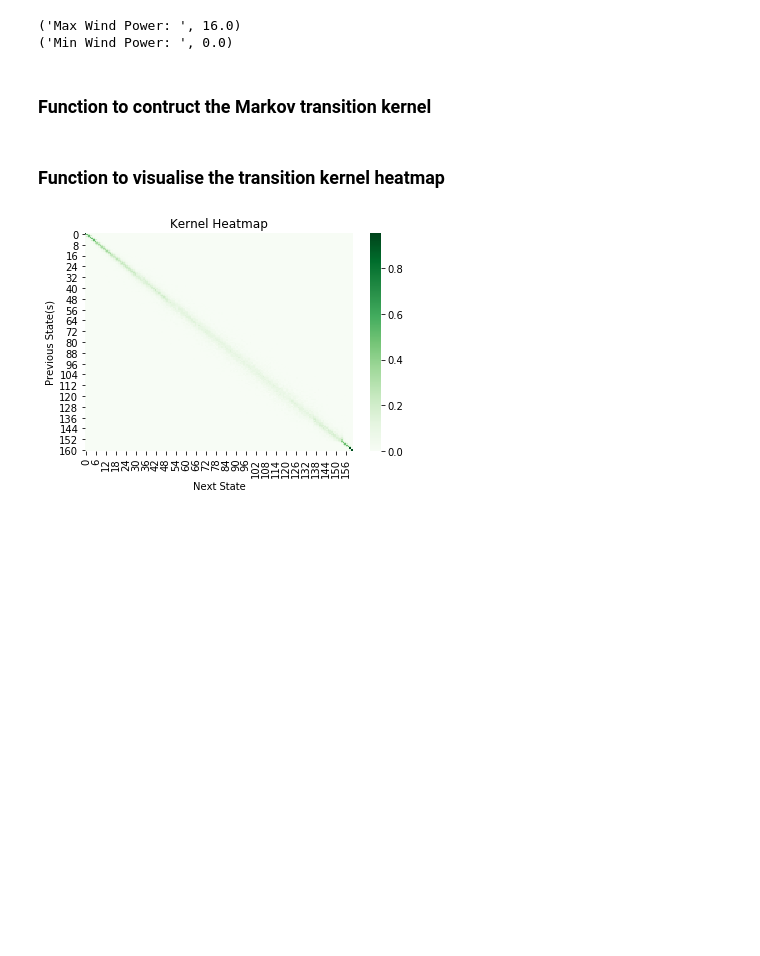
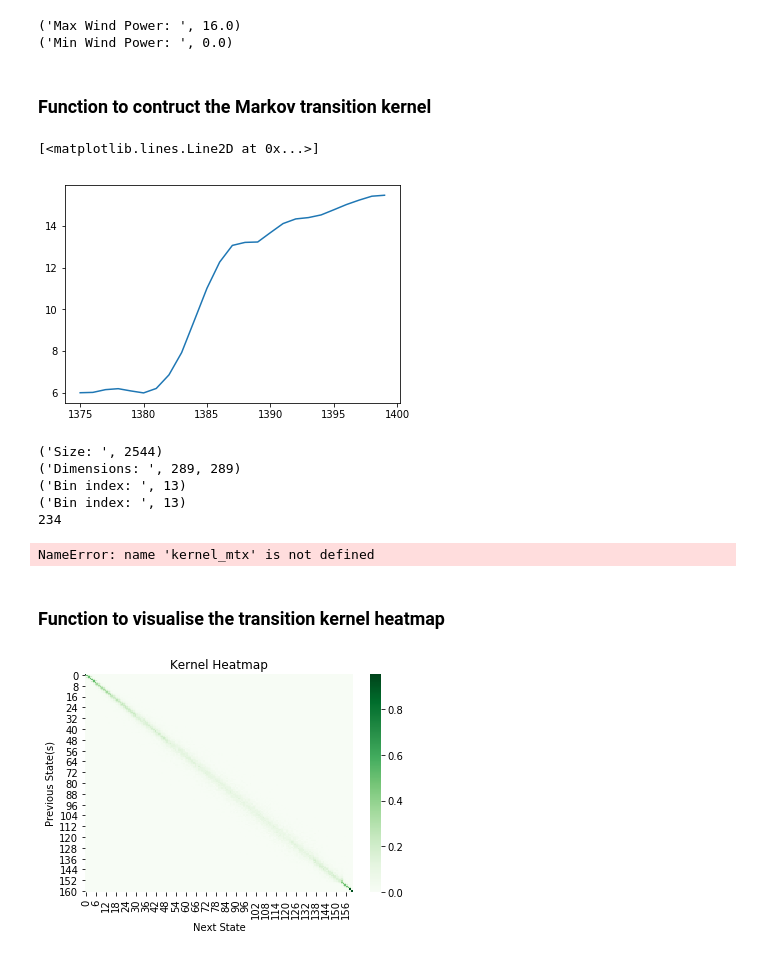
Before and after one commit to divyam-khandelwal/Thesis-Wind-Power-Prediction-Model, a Jupyter notebook: Wind Data Analysis.ipynb, the cells around one changed output. Saved outputs shown, nothing was run; the diff lists cells and outputs as text; code cells hidden in the pictures; blank space fills up the shorter version.

Commit message:
Initial index logic for aux matrix

```diff
--- a/Wind Data Analysis.ipynb
+++ b/Wind Data Analysis.ipynb
@@ -95,6 +95,54 @@ def construct_markov_kernel(order, normalised=True):
                 kernel_mtx[index] = [x / norm_sum for x in kernel_mtx[index]]
 
     return kernel_mtx
+# %%
+plt.plot(data['Power'][1375:1400])
+# %% [output]
+[<matplotlib.lines.Line2D at 0x...>]
+[figure, added]
+# %%
+def construct_aux_mtx(order, normalised=True):
+
+    n_bins_test = 16 # Proof-of-concept
+    bin_size_test = (max_wind_power - min_wind_power) / n_bins_test
+    kernel_mtx = [[0.0 for i in range((n_bins_test + 1)**order)] for j in range((n_bins_test + 1)**order)]
+
+    ### Size of kernel ###
+    print("Size: ", sys.getsizeof(kernel_mtx))
+    print("Dimensions: ", len(kernel_mtx), len(kernel_mtx[0]))
+
+    ### Initial state index ###
+    prev_state_idx = 0
+    for i in range(0, order, 1):
+        power_state = data['Power'][i + 2054]
+        bin_idx = int(power_state / bin_size_test)
+        print("Bin index: ", bin_idx)
+        prev_state_idx += (bin_idx) * (n_bins_test + 1) ** (order - i - 1)
+        #prev_state_idx += (bin_idx + 1) * (n_bins_test + 1) * (order - 1 - i)
+
+
+    print(prev_state_idx)
+
+#     for idx, row in islice(data.iterrows(), order, None): # Skip initial rows based on order
+
+#         if idx % order != 0:
+#             continue
+#         print(idx, row)
+
+
+
+
+construct_aux_mtx(2)
+# %% [output]
+('Size: ', 2544)
+('Dimensions: ', 289, 289)
+('Bin index: ', 13)
+('Bin index: ', 13)
+234
+# %%
+sys.getsizeof(kernel_mtx)
+# %% [output]
+NameError: name 'kernel_mtx' is not defined
 # %% [markdown]
 ### Function to visualise the transition kernel heatmap
 # %%
```
Also changed, not shown: parts of 3 cells of this notebook.
